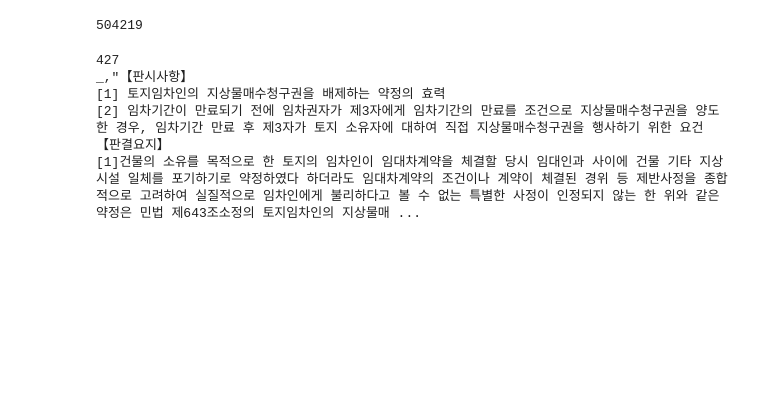
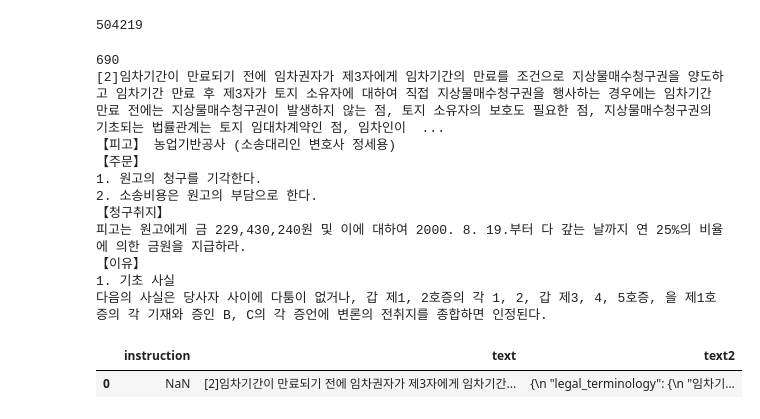
Before and after one commit to SChaeck/easyread-judgment-transducer, a Jupyter notebook: data/text_splitter.ipynb, the cells around one changed output. Saved outputs shown, nothing was run; the diff lists cells and outputs as text; code cells hidden in the pictures; blank space fills up the shorter version.

```diff
--- a/data/text_splitter.ipynb
+++ b/data/text_splitter.ipynb
@@ -35,11 +36,17 @@ print(len(texts))
 # %% [output]
 504219
 # %%
-print(len(texts[0]))
-print(texts[0])
+print(len(texts[1]))
+print(texts[1])
 # %% [output]
-427
-_,"【판시사항】
-[1] 토지임차인의 지상물매수청구권을 배제하는 약정의 효력
-[2] 임차기간이 만료되기 전에 임차권자가 제3자에게 임차기간의 만료를 조건으로 지상물매수청구권을 양도한 경우, 임차기간 만료 후 제3자가 토지 소유자에 대하여 직접 지상물매수청구권을 행사하기 위한 요건【판결요지】
-[1]건물의 소유를 목적으로 한 토지의 임차인이 임대차계약을 체결할 당시 임대인과 사이에 건물 기타 지상시설 일체를 포기하기로 약정하였다 하더라도 임대차계약의 조건이나 계약이 체결된 경위 등 제반사정을 종합적으로 고려하여 실질적으로 임차인에게 불리하다고 볼 수 없는 특별한 사정이 인정되지 않는 한 위와 같은 약정은 민법 제643조소정의 토지임차인의 지상물매 ...
+690
+[2]임차기간이 만료되기 전에 임차권자가 제3자에게 임차기간의 만료를 조건으로 지상물매수청구권을 양도하고 임차기간 만료 후 제3자가 토지 소유자에 대하여 직접 지상물매수청구권을 행사하는 경우에는 임차기간 만료 전에는 지상물매수청구권이 발생하지 않는 점, 토지 소유자의 보호도 필요한 점, 지상물매수청구권의 기초되는 법률관계는 토지 임대차계약인 점, 임차인이  ...
+【피고】 농업기반공사 (소송대리인 변호사 정세용)
+【주문】
+1. 원고의 청구를 기각한다.
+2. 소송비용은 원고의 부담으로 한다.
+【청구취지】
+피고는 원고에게 금 229,430,240원 및 이에 대하여 2000. 8. 19.부터 다 갚는 날까지 연 25%의 비율에 의한 금원을 지급하라.
+【이유】
+1. 기초 사실
+다음의 사실은 당사자 사이에 다툼이 없거나, 갑 제1, 2호증의 각 1, 2, 갑 제3, 4, 5호증, 을 제1호증의 각 기재와 증인 B, C의 각 증언에 변론의 전취지를 종합하면 인정된다.
@@ -48,0 +61,7 @@ with open('split_judgement.csv', 'w') as file:
+# %%
+import pandas as pd
+data = pd.read_csv("test.csv")
+data
+# %% [output]
+|  | instruction | text | text2 |
+| 0 | NaN | [2]임차기간이 만료되기 전에 임차권자가 제3자에게 임차기간... | {\n "legal_terminology": {\n "임차기... |
```
Also changed, not shown: parts of 6 cells of this notebook, 3 other files.
